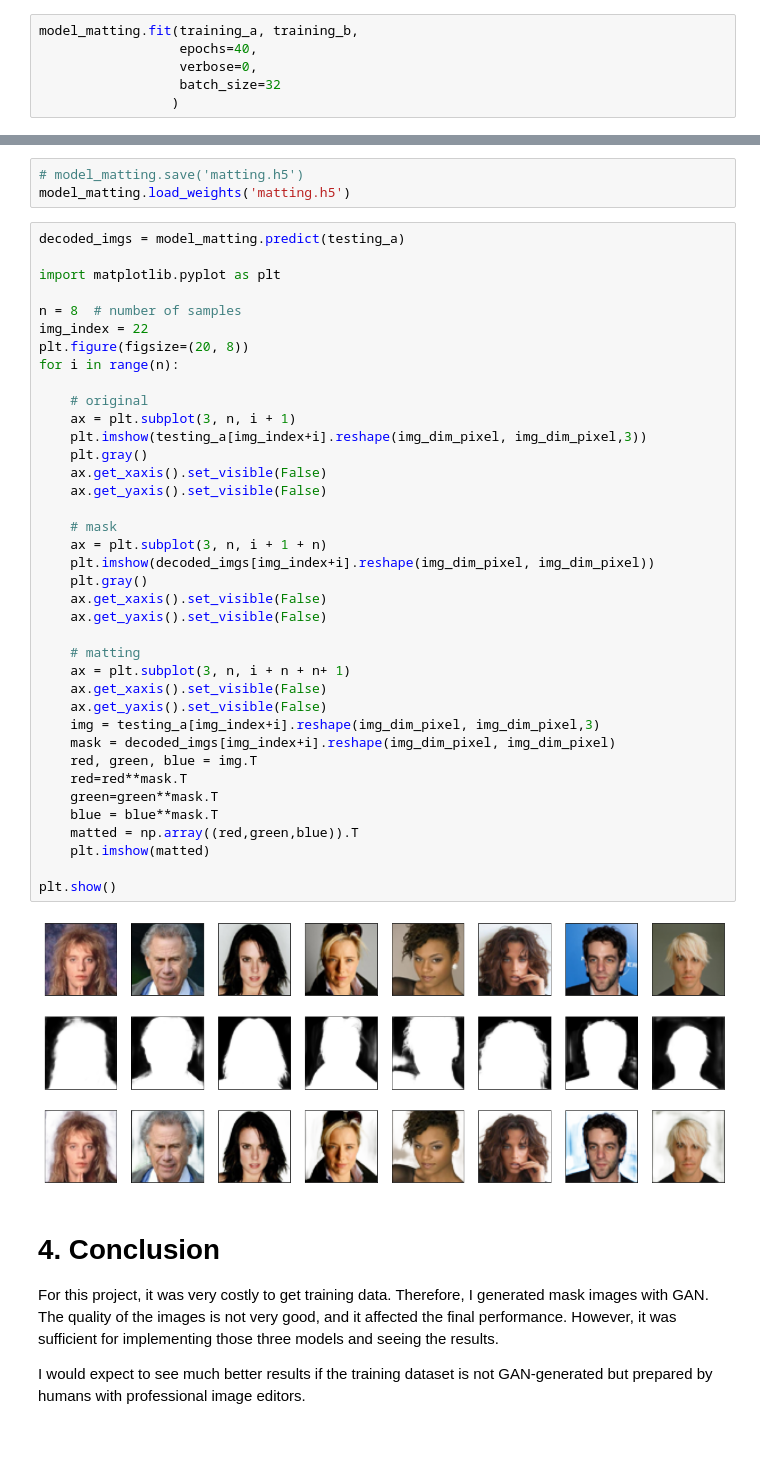
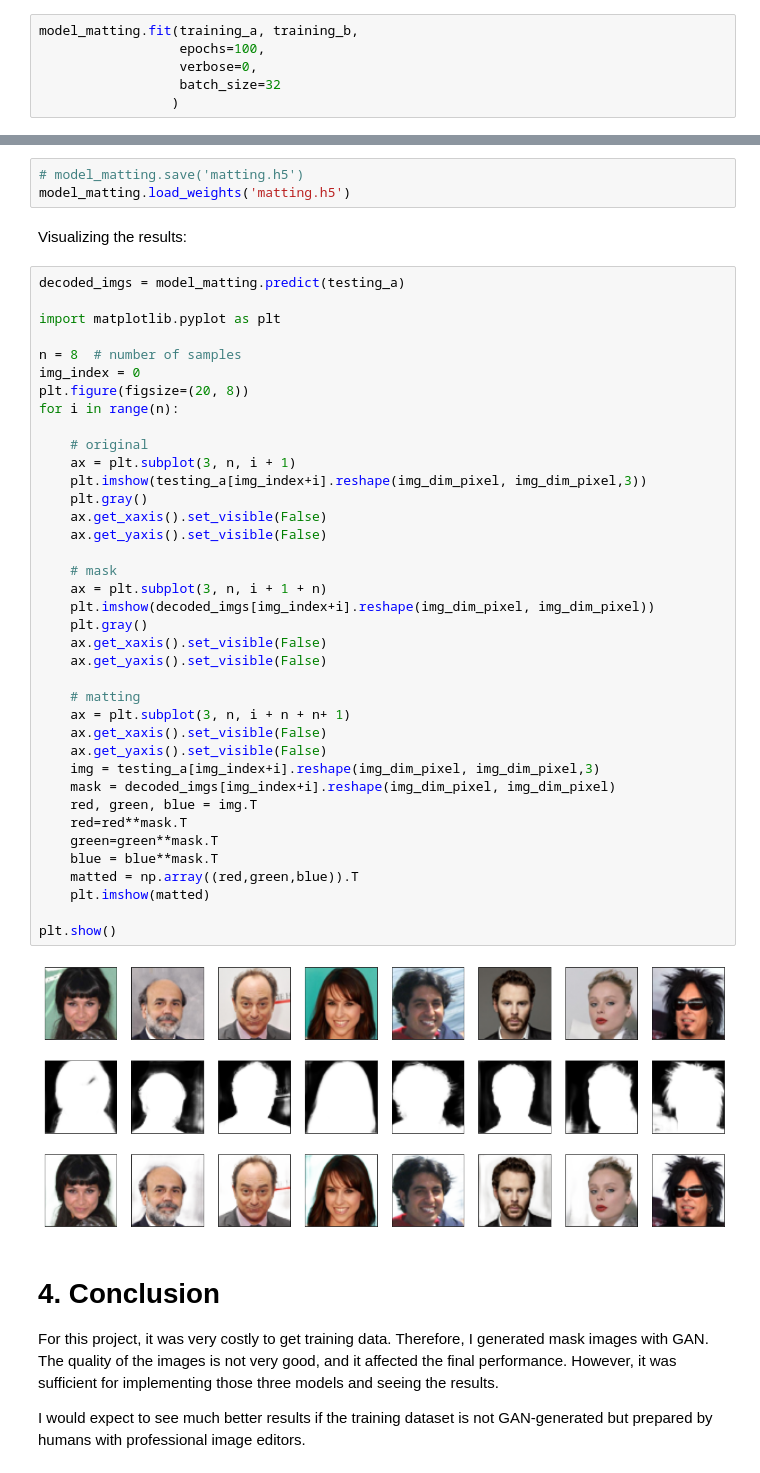
Before and after one commit to kocabiyik/deep-learning, a Jupyter notebook: 43-image-matting-celeba.ipynb, the cells around one changed output, grey strips where cells are left out. Saved outputs shown, nothing was run; the diff lists cells and outputs as text; blank space fills up the shorter version.

```diff
--- a/43-image-matting-celeba.ipynb
+++ b/43-image-matting-celeba.ipynb
@@ -402,6 +402,6 @@ model_matting.compile(optimizer='adam', loss=overall_loss, target_tensors=[decod
 # %%
 model_matting.fit(training_a, training_b,
-                  epochs=40,
+                  epochs=100,
                   verbose=0,
                   batch_size=32
                  )
@@ -408,46 +410,48 @@ model_matting.fit(training_a, training_b,
 # %%
 # model_matting.save('matting.h5')
 model_matting.load_weights('matting.h5')
+# %% [markdown]
+Visualizing the results:
 # %%
 decoded_imgs = model_matting.predict(testing_a)
 
 import matplotlib.pyplot as plt
 
 n = 8  # number of samples
-img_index = 22
+img_index = 0
 plt.figure(figsize=(20, 8))
 for i in range(n):
 
     # original
     ax = plt.subplot(3, n, i + 1)
     plt.imshow(testing_a[img_index+i].reshape(img_dim_pixel, img_dim_pixel,3))
     plt.gray()
     ax.get_xaxis().set_visible(False)
     ax.get_yaxis().set_visible(False)
 
     # mask
     ax = plt.subplot(3, n, i + 1 + n)
     plt.imshow(decoded_imgs[img_index+i].reshape(img_dim_pixel, img_dim_pixel))
     plt.gray()
     ax.get_xaxis().set_visible(False)
     ax.get_yaxis().set_visible(False)
 
     # matting
     ax = plt.subplot(3, n, i + n + n+ 1)
     ax.get_xaxis().set_visible(False)
     ax.get_yaxis().set_visible(False)
     img = testing_a[img_index+i].reshape(img_dim_pixel, img_dim_pixel,3)
     mask = decoded_imgs[img_index+i].reshape(img_dim_pixel, img_dim_pixel)
     red, green, blue = img.T
     red=red**mask.T
     green=green**mask.T
     blue = blue**mask.T
     matted = np.array((red,green,blue)).T
     plt.imshow(matted)
 
 plt.show()
 # %% [output]
-[figure, old version]
+[figure, new version]
 # %% [markdown]
 # 4. Conclusion
 For this project, it was very costly to get training data. Therefore, I generated mask images with GAN. The quality of the images is not very good, and it affected the final performance. However, it was sufficient for implementing those three models and seeing the results.
```
Also changed, not shown: parts of 6 cells of this notebook.
